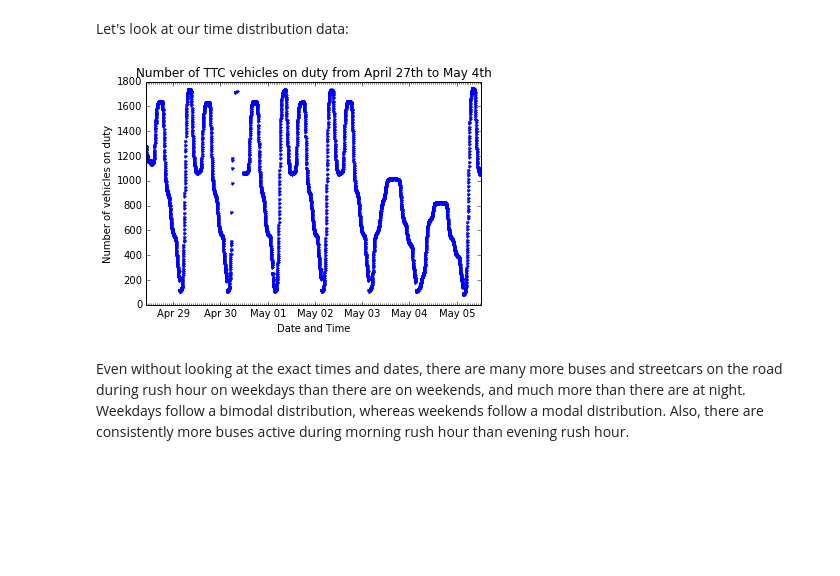
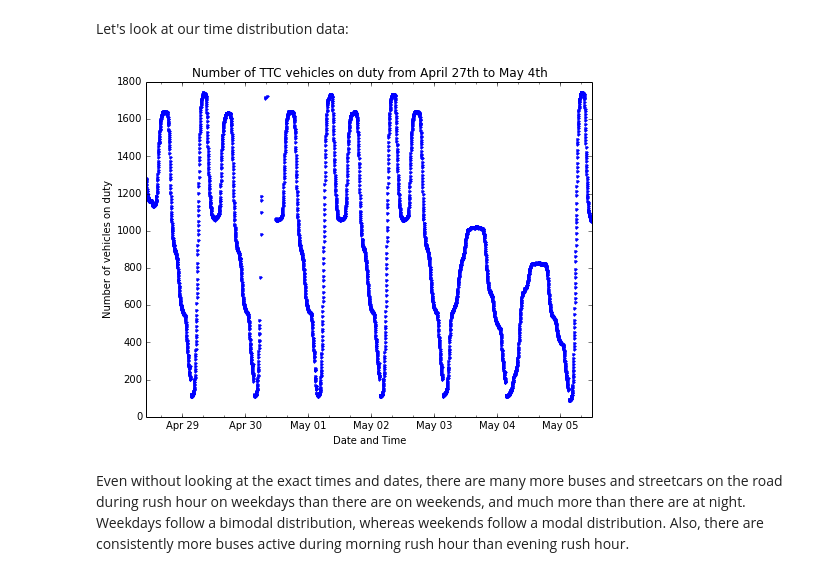
Before and after one commit to ericye16/TTC-Report, a Jupyter notebook: RT-Data.ipynb, the cells around one changed output. Drawn from its saved outputs; the diff is of its cells as text; code cells hidden in the pictures; blank space fills up the shorter version.

```diff
--- a/RT-Data.ipynb
+++ b/RT-Data.ipynb
@@ -11,21 +11,22 @@ Let's look at our time distribution data:
 # %%
 with open('time_dist.pickle', 'rb') as time_dist_pickle:
     time_dist = pickle.load(time_dist_pickle)[1:]
     times, dist = zip(*time_dist)
     date_times = [datetime.fromtimestamp(x) for x in times]
 fig, axes = plt.subplots()
+fig.set_size_inches(8,6)
 days = DayLocator()
-hours = HourLocator()
+hours = HourLocator(interval=8)
 formatter = DateFormatter('%b %d')
 axes.plot_date(date_times,dist, 'b.')
 axes.xaxis.set_major_locator(days)
 axes.xaxis.set_minor_locator(hours)
 axes.xaxis.set_major_formatter(formatter)
 axes.set_xlabel('Date and Time')
 axes.set_ylabel('Number of vehicles on duty')
 axes.set_title('Number of TTC vehicles on duty from April 27th to May 4th')
 plt.show()
 # %% [output]
-[figure, old version]
+[figure, new version]
 # %% [markdown]
 Even without looking at the exact times and dates, there are many more buses and streetcars on the road during rush hour on weekdays than there are on weekends, and much more than there are at night. Weekdays follow a bimodal distribution, whereas weekends follow a modal distribution. Also, there are consistently more buses active during morning rush hour than evening rush hour.
```
Also changed, not shown: 1 other file.
